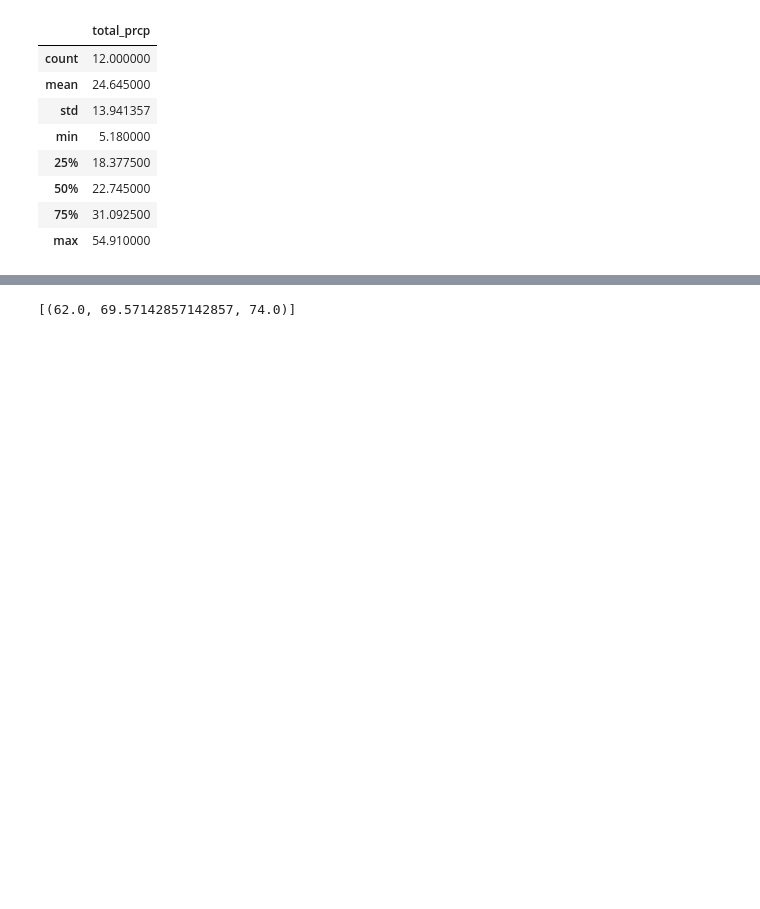
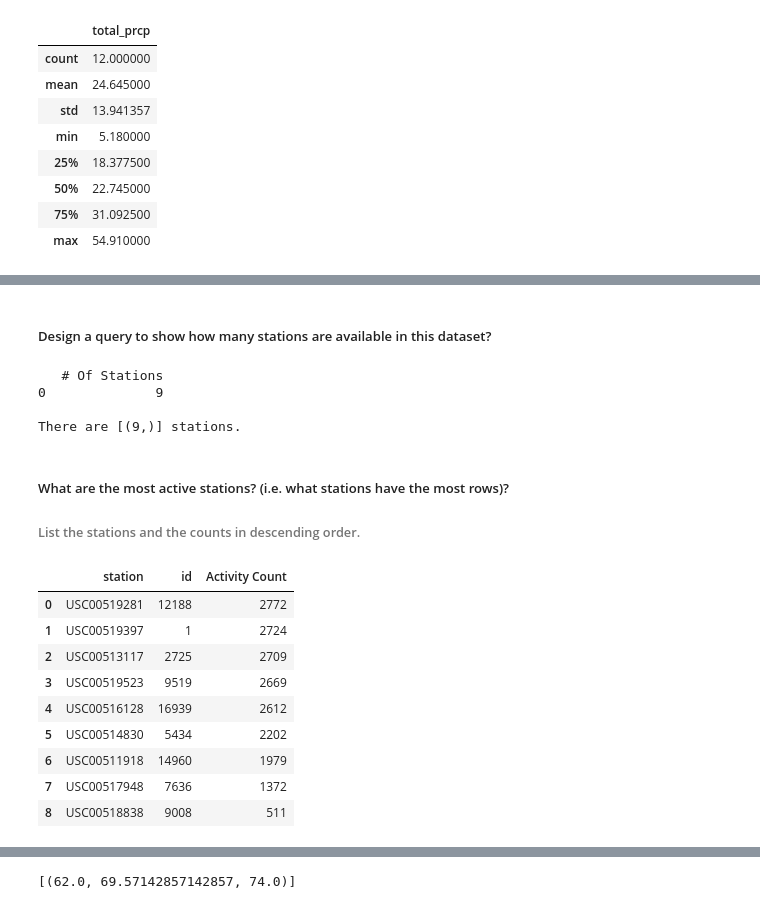
Before and after one commit to SpacePatroller/HAWAII-CLIMATE-ANALYSIS, a Jupyter notebook: climate_starter EP.ipynb, the cells around one changed output, grey strips where cells are left out. Saved outputs shown, nothing was run; the diff lists cells and outputs as text; code cells hidden in the pictures; blank space fills up the shorter version.

```diff
--- a/climate_starter EP.ipynb
+++ b/climate_starter EP.ipynb
@@ -201,3 +184,36 @@ tmd_sum.describe()
+# %% [markdown]
+##### Design a query to show how many stations are available in this dataset?
+# %%
+stations_count = pd.read_sql("Select count(distinct station) as '# Of Stations' from station" ,conn)
+print(stations_count)
+
+#or
+print(" ")
+
+stations = session.query(func.count(Station.station)).all()
+print(f'There are {stations} stations.')
+# %% [output]
+   # Of Stations
+0              9
+
+There are [(9,)] stations.
+# %% [markdown]
+##### What are the most active stations? (i.e. what stations have the most rows)?
+###### List the stations and the counts in descending order.
+# %%
+stations = pd.read_sql("Select station,id, count(station) as 'Activity Count' from measurement group by station order by 3 desc",conn)
+stations
+# %% [output]
+|  | station | id | Activity Count |
+| 0 | USC00519281 | 12188 | 2772 |
+| 1 | USC00519397 | 1 | 2724 |
+| 2 | USC00513117 | 2725 | 2709 |
+| 3 | USC00519523 | 9519 | 2669 |
+| 4 | USC00516128 | 16939 | 2612 |
+| 5 | USC00514830 | 5434 | 2202 |
+| 6 | USC00511918 | 14960 | 1979 |
+| 7 | USC00517948 | 7636 | 1372 |
+| 8 | USC00518838 | 9008 | 511 |
 # %%
 # Using the station id from the previous query, calculate the lowest temperature recorded,
 # highest temperature recorded, and average temperature most active station?
```
Also changed, not shown: parts of 9 cells of this notebook.
